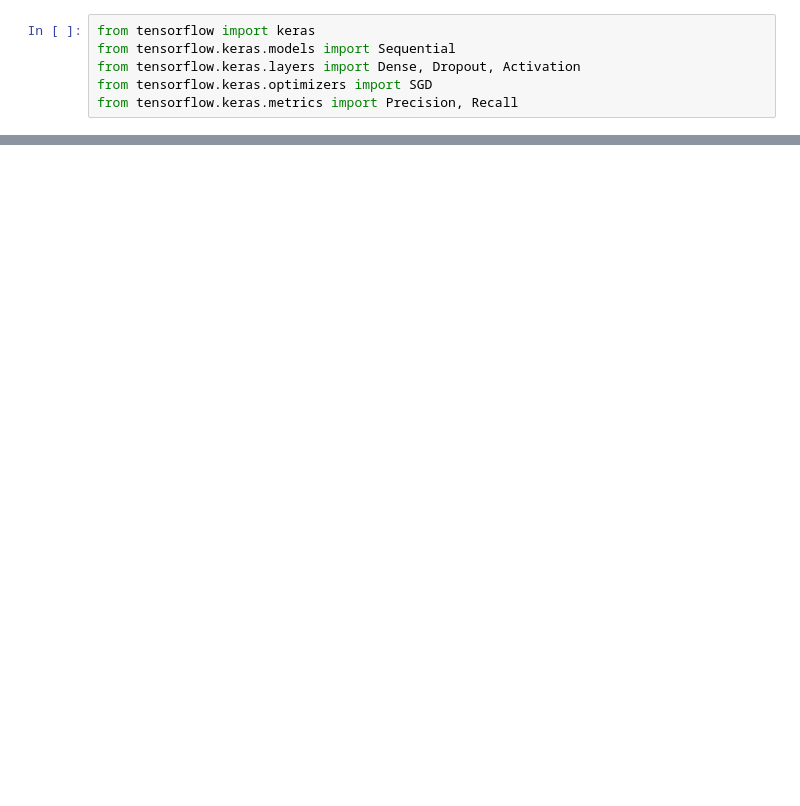
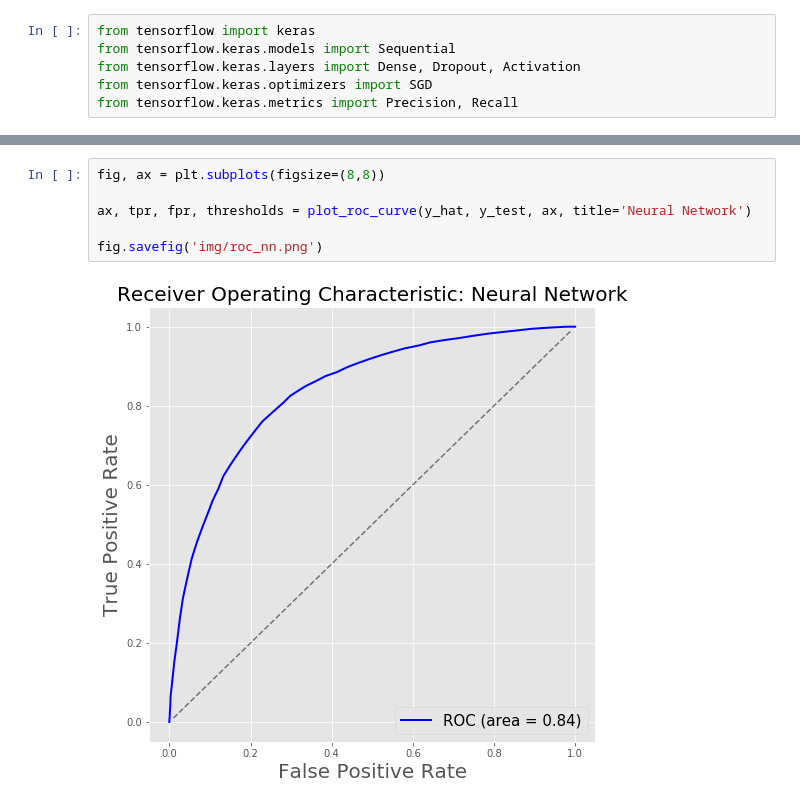
Before and after one commit to mkpetterson/ride-share-churn, a Jupyter notebook: neural_network.ipynb, the cells around one changed output, grey strips where cells are left out. Saved outputs shown, nothing was run; the diff lists cells and outputs as text; blank space fills up the shorter version.

```diff
--- a/neural_network.ipynb
+++ b/neural_network.ipynb
@@ -84,0 +175,8 @@ model.fit(X_train, y_train,
+# %%
+fig, ax = plt.subplots(figsize=(8,8))
+
+ax, tpr, fpr, thresholds = plot_roc_curve(y_hat, y_test, ax, title='Neural Network')
+
+fig.savefig('img/roc_nn.png')
+# %% [output]
+[figure, added]
```
Also changed, not shown: parts of 10 cells of this notebook, 6 other files.
